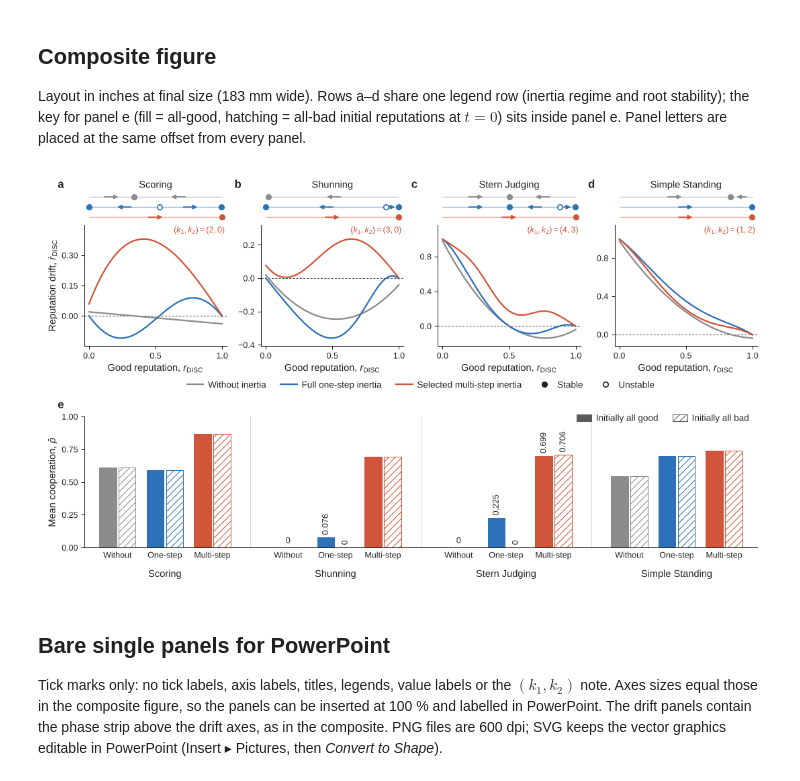
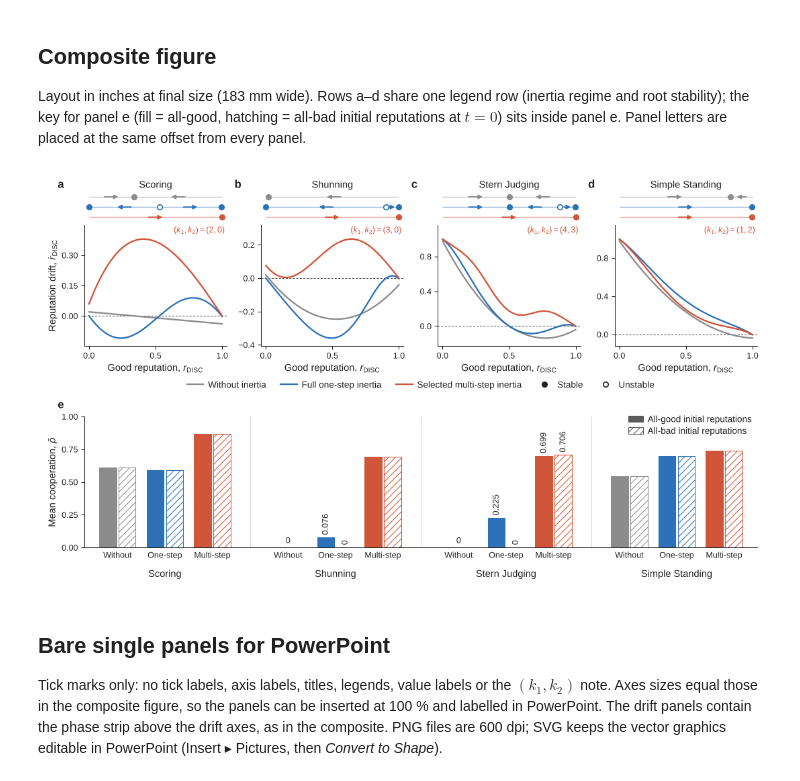
Before and after one commit to JoeWynn7/IR_paper, a Jupyter notebook: verified/figure3_ed2-ed5_ed9/Extended_Data_Figure2_restyled.ipynb, the cells around one changed output. Saved outputs shown, nothing was run; the diff lists cells and outputs as text; code cells hidden in the pictures.

```diff
--- a/verified/figure3_ed2-ed5_ed9/Extended_Data_Figure2_restyled.ipynb
+++ b/verified/figure3_ed2-ed5_ed9/Extended_Data_Figure2_restyled.ipynb
@@ -481,11 +483,16 @@ def draw_rates(phase, ax, norm, labels=True):
                 fontsize=FS_SMALL, color=COLORS['multi'])
     return ax
 
-def draw_population(ax, labels=True):
+GROUP = 3.6   # data width of one norm's group of three bar pairs
+
+def draw_population(ax, labels=True, only=None):
     # Grouped bars: all-good (filled) and all-bad (hatched) initial reputations for each norm and condition.
+    # only=<norm> draws that norm's group alone, on the same data scale as the full panel.
     width, gap = 0.36, 0.1
     centers = []
     for i, norm in enumerate(NORMS):
+        if only is not None and norm != only:
+            continue
         for j, (kind, cond) in enumerate(zip(KINDS, ('none', 'one', 'multi'))):
             x0 = i * 3.6 + j * 1.0
             centers.append((x0, kind))
@@ -501,9 +508,14 @@ def draw_population(ax, labels=True):
                 for x, v in ((x0 - width / 2 - gap / 4, good), (x0 + width / 2 + gap / 4, bad)):
                     ax.text(x, v + 0.02, '0' if v < 5e-4 else f'{v:.3f}', ha='center', va='bottom',
                             fontsize=FS_SMALL, rotation=90, color=INK)
-    for i in range(1, len(NORMS)):
-        ax.axvline(i * 3.6 - 0.8, color=SEPARATOR, lw=0.5, zorder=1)
-    ax.set(xlim=(-0.7, 3 * 3.6 + 2.7), ylim=(0, 1.0), yticks=[0, 0.25, 0.5, 0.75, 1.0])
+    if only is None:
+        for i in range(1, len(NORMS)):
+            ax.axvline(i * GROUP - 0.8, color=SEPARATOR, lw=0.5, zorder=1)
+        ax.set(xlim=(-0.7, 3 * GROUP + 2.7))
+    else:
+        i = list(NORMS).index(only)
+        ax.set(xlim=(i * GROUP - 0.8, i * GROUP + 2.8))
+    ax.set(ylim=(0, 1.0), yticks=[0, 0.25, 0.5, 0.75, 1.0])
     ax.set_xticks([c[0] for c in centers])
     if labels:
         ax.set_xticklabels([BAR_LABELS[c[1]] for c in centers])
@@ -522,8 +534,8 @@ def regime_legend_handles():
     return handles
 
 def initial_legend_handles():
-    return [Patch(facecolor=NEUTRAL, edgecolor=NEUTRAL, lw=0.5, label='Initially all good'),
-            Patch(facecolor='white', edgecolor=NEUTRAL, hatch='/////', lw=0.5, label='Initially all bad')]
+    return [Patch(facecolor=NEUTRAL, edgecolor=NEUTRAL, lw=0.5, label='All-good initial reputations'),
+            Patch(facecolor='white', edgecolor=NEUTRAL, hatch='/////', lw=0.5, label='All-bad initial reputations')]
 # %% [markdown]
 ## Composite figure
 
@@ -532,36 +544,36 @@ Layout in inches at final size (183 mm wide). Rows a–d share one legend row (i
 # Geometry (inches); the same sizes are reused for the bare single panels.
 LEFT, RIGHT_EDGE, COL_GAP = 0.44, 7.12, 0.34
 COL_W = (RIGHT_EDGE - LEFT - 3 * COL_GAP) / 4
 PHASE_H, PHASE_GAP, DRIFT_H = 0.30, 0.03, 1.20
 POP_W, POP_H = RIGHT_EDGE - LEFT, 1.30
 FIG_HEIGHT = 4.12
 
 def make_ed2_figure():
     fig = plt.figure(figsize=(FIG_WIDTH, FIG_HEIGHT))
     phase_top = FIG_HEIGHT - 0.17
     drift_y = phase_top - PHASE_H - PHASE_GAP - DRIFT_H
     for i, norm in enumerate(NORMS):
         x = LEFT + i * (COL_W + COL_GAP)
         phase = add_axes_in(fig, x, phase_top - PHASE_H, COL_W, PHASE_H)
         ax = add_axes_in(fig, x, drift_y, COL_W, DRIFT_H)
         draw_rates(phase, ax, norm, labels=True)
         panel_letter(phase, 'abcd'[i])
     legend_y = drift_y - 0.39
     fig.legend(handles=regime_legend_handles(), loc='center', ncol=5, columnspacing=1.6, handlelength=1.8,
                handletextpad=0.5, bbox_to_anchor=((LEFT + RIGHT_EDGE) / 2 / FIG_WIDTH, legend_y / FIG_HEIGHT))
     ax = add_axes_in(fig, LEFT, 0.42, POP_W, POP_H)
     draw_population(ax, labels=True)
     panel_letter(ax, 'e', dy=6)
-    ax.legend(handles=initial_legend_handles(), loc='upper right', bbox_to_anchor=(1.0, 1.08), ncol=2,
-              columnspacing=1.6, handlelength=1.6, handletextpad=0.5)
+    ax.legend(handles=initial_legend_handles(), loc='upper right', bbox_to_anchor=(1.0, 1.05), ncol=1,
+              handlelength=1.6, handletextpad=0.5, labelspacing=0.35, borderaxespad=0.2)
     return fig
 
 fig = make_ed2_figure()
 save_figure(fig, FIGURES_OUT, 'Extended_Data_Figure2')
 plt.show()
 plt.close(fig)
 # %% [output]
-[figure, old version]
+[figure, new version]
 # %% [markdown]
 ## Bare single panels for PowerPoint
 
```
Also changed, not shown: parts of 2 cells of this notebook, 28 other files.
